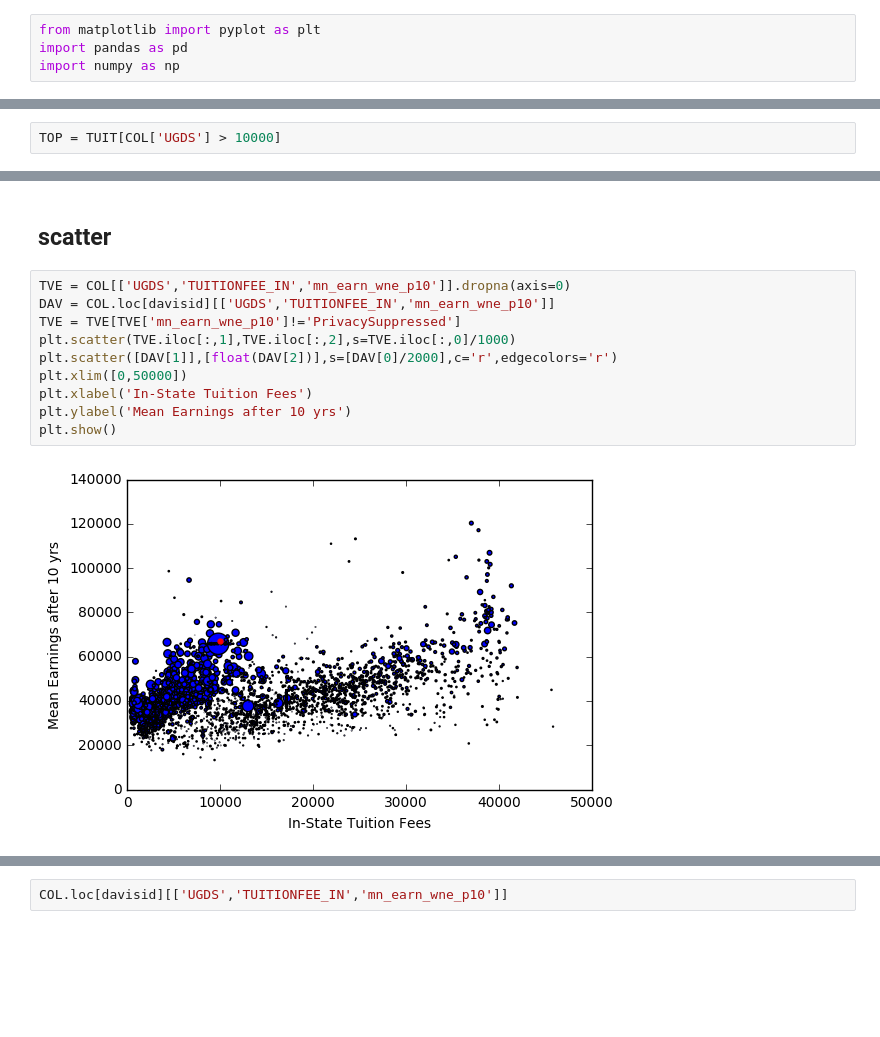
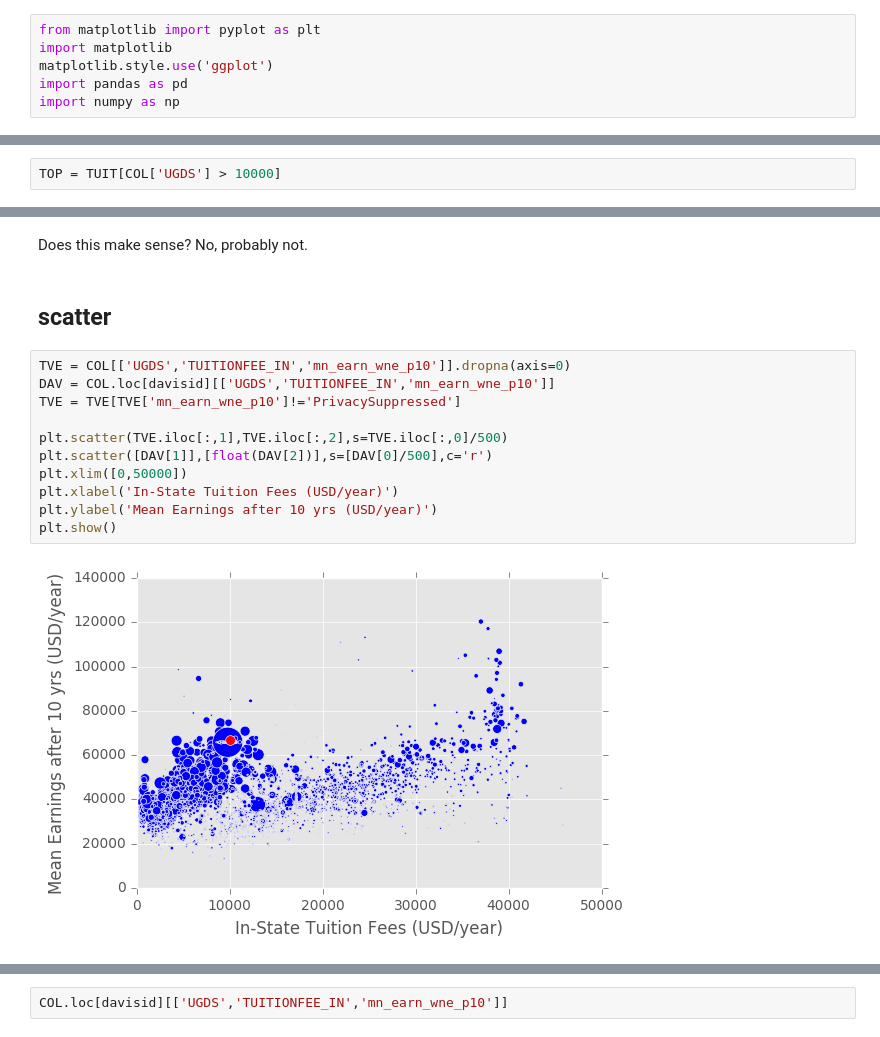
Before and after one commit to jsharpna/jsharpna.github.old, a Jupyter notebook: 141B/code/Matplotlib.ipynb, the cells around one changed output, grey strips where cells are left out. Saved outputs shown, nothing was run; the diff lists cells and outputs as text; blank space fills up the shorter version.

```diff
--- a/141B/code/Matplotlib.ipynb
+++ b/141B/code/Matplotlib.ipynb
@@ -1,5 +1,7 @@
 # %%
 from matplotlib import pyplot as plt
+import matplotlib
+matplotlib.style.use('ggplot')
 import pandas as pd
 import numpy as np
 # %%
@@ -143,15 +146,18 @@ plt.show()
+# %% [markdown]
+Does this make sense? No, probably not.
 # %% [markdown]
 <h2>scatter</h2>
 # %%
 TVE = COL[['UGDS','TUITIONFEE_IN','mn_earn_wne_p10']].dropna(axis=0)
 DAV = COL.loc[davisid][['UGDS','TUITIONFEE_IN','mn_earn_wne_p10']]
 TVE = TVE[TVE['mn_earn_wne_p10']!='PrivacySuppressed']
-plt.scatter(TVE.iloc[:,1],TVE.iloc[:,2],s=TVE.iloc[:,0]/1000)
-plt.scatter([DAV[1]],[float(DAV[2])],s=[DAV[0]/2000],c='r',edgecolors='r')
+
+plt.scatter(TVE.iloc[:,1],TVE.iloc[:,2],s=TVE.iloc[:,0]/500)
+plt.scatter([DAV[1]],[float(DAV[2])],s=[DAV[0]/500],c='r')
 plt.xlim([0,50000])
-plt.xlabel('In-State Tuition Fees')
-plt.ylabel('Mean Earnings after 10 yrs')
+plt.xlabel('In-State Tuition Fees (USD/year)')
+plt.ylabel('Mean Earnings after 10 yrs (USD/year)')
 plt.show()
 # %% [output]
-[figure, old version]
+[figure, new version]
 # %%
```
Also changed, not shown: parts of 19 cells of this notebook, 2 other files.
